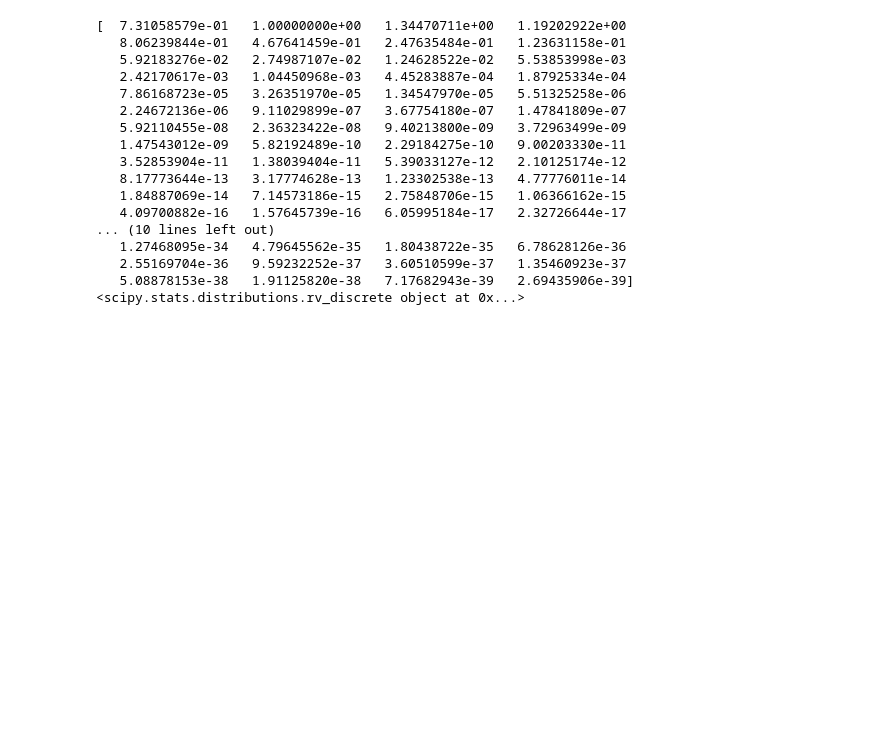
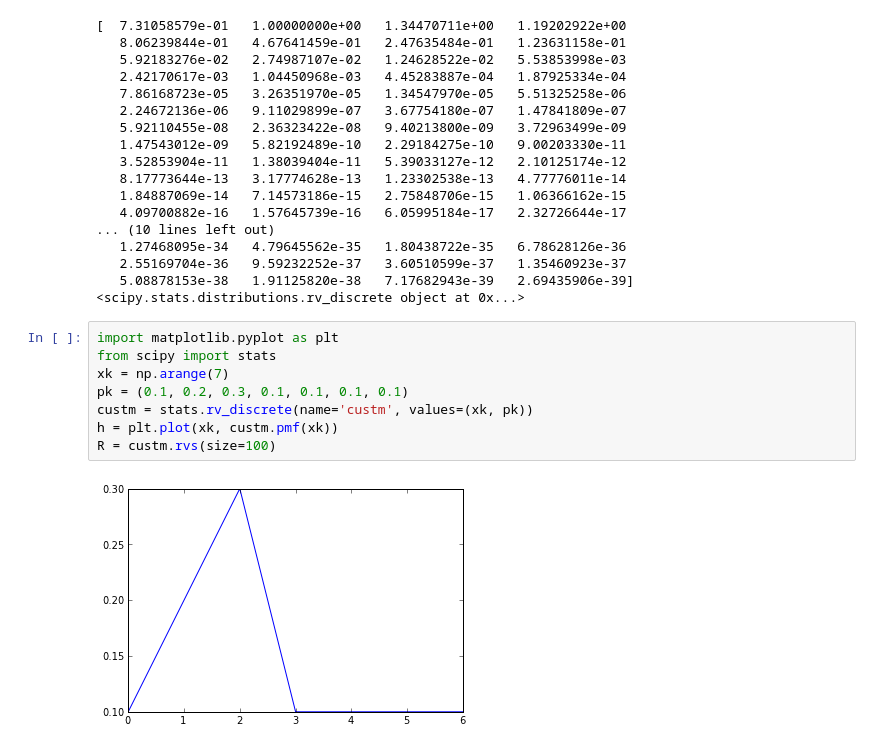
Before and after one commit to mmille60/PHYS202-SP2013, a Jupyter notebook: Project/Project testing.ipynb, the cells around one changed output. Drawn from its saved outputs; the diff is of its cells as text; blank space fills up the shorter version.

```diff
--- a/Project/Project testing.ipynb
+++ b/Project/Project testing.ipynb
@@ -77,3 +77,13 @@ print t
    2.55169704e-36   9.59232252e-37   3.60510599e-37   1.35460923e-37
    5.08878153e-38   1.91125820e-38   7.17682943e-39   2.69435906e-39]
 <scipy.stats.distributions.rv_discrete object at 0x...>
+# %%
+import matplotlib.pyplot as plt
+from scipy import stats
+xk = np.arange(7)
+pk = (0.1, 0.2, 0.3, 0.1, 0.1, 0.1, 0.1)
+custm = stats.rv_discrete(name='custm', values=(xk, pk))
+h = plt.plot(xk, custm.pmf(xk))
+R = custm.rvs(size=100)
+# %% [output]
+[figure, added]
```
Also changed, not shown: parts of 6 cells of this notebook, 1 other file.
